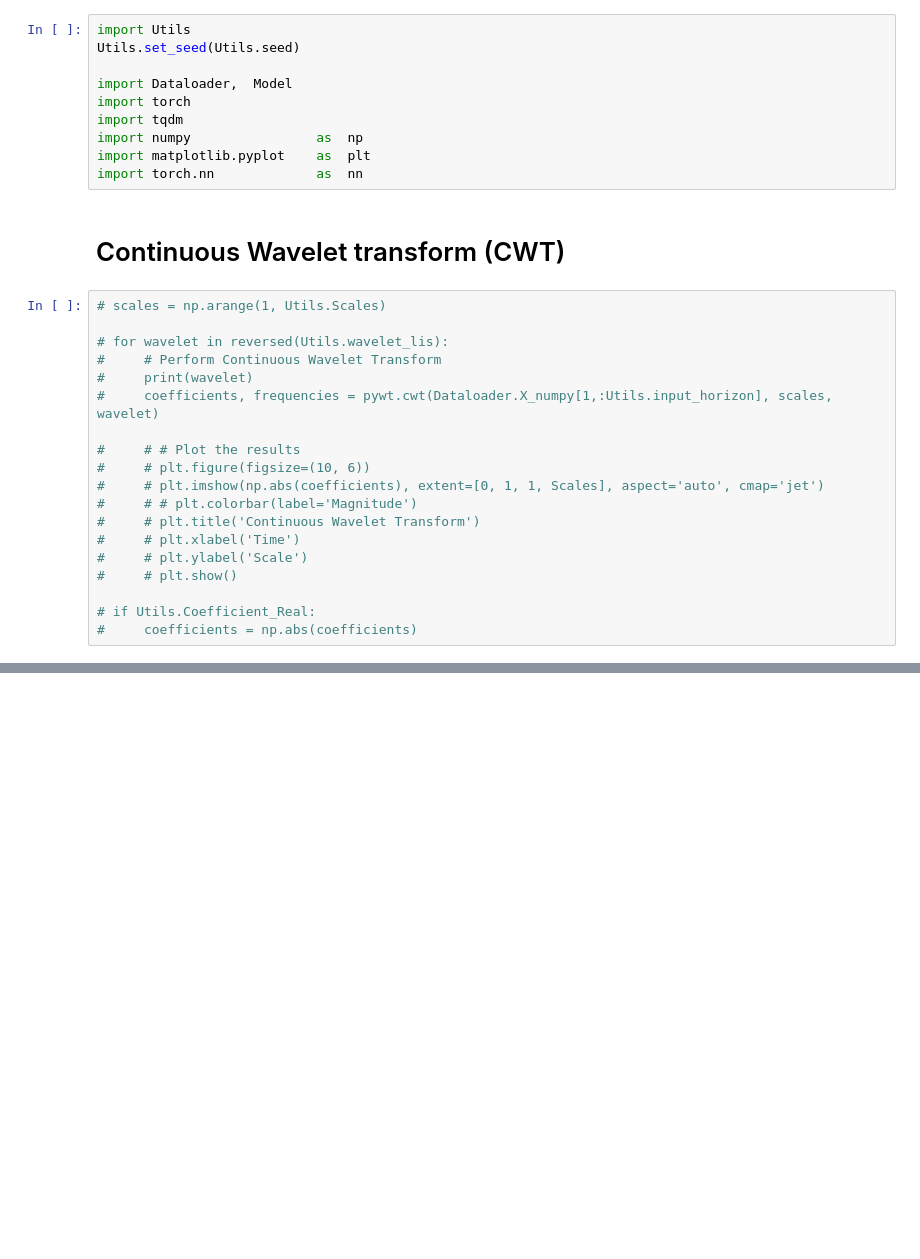
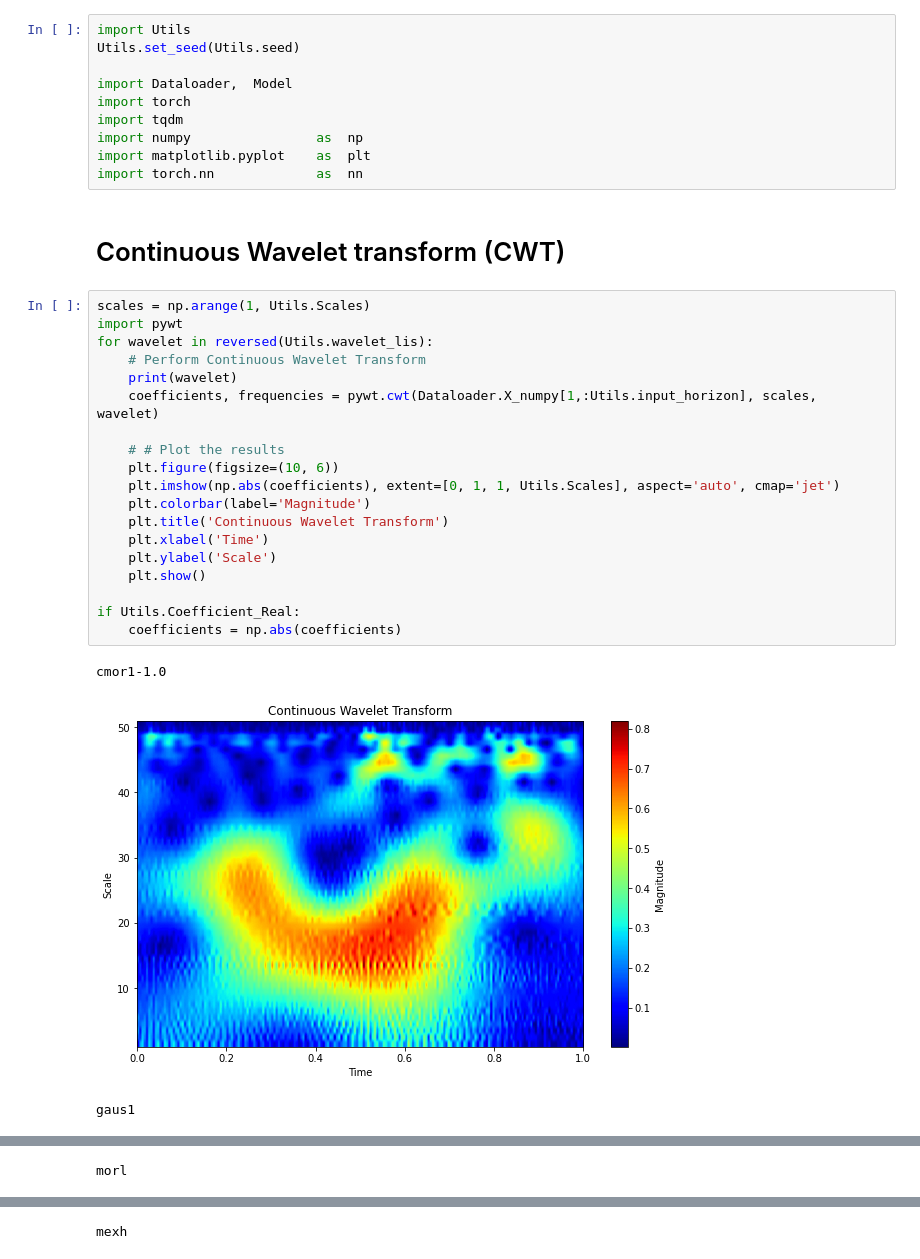
Before and after one commit to yriyazi/Enhanced-Gearbox-Fault-Diagnosis-with-Fusion-LSTM-CNN-Network-ISAV_2023, a Jupyter notebook: Train.ipynb, the cells around one changed output, grey strips where cells are left out. Saved outputs shown, nothing was run; the diff lists cells and outputs as text; blank space fills up the shorter version.

```diff
--- a/Train.ipynb
+++ b/Train.ipynb
@@ -11,21 +11,25 @@ import torch.nn             as  nn
 # %% [markdown]
 # Continuous Wavelet transform (CWT)
 # %%
-# scales = np.arange(1, Utils.Scales)
+scales = np.arange(1, Utils.Scales)
+import pywt
+for wavelet in reversed(Utils.wavelet_lis):
+    # Perform Continuous Wavelet Transform
+    print(wavelet)
+    coefficients, frequencies = pywt.cwt(Dataloader.X_numpy[1,:Utils.input_horizon], scales, wavelet)
 
-# for wavelet in reversed(Utils.wavelet_lis):
-#     # Perform Continuous Wavelet Transform
-#     print(wavelet)
-#     coefficients, frequencies = pywt.cwt(Dataloader.X_numpy[1,:Utils.input_horizon], scales, wavelet)
+    # # Plot the results
+    plt.figure(figsize=(10, 6))
+    plt.imshow(np.abs(coefficients), extent=[0, 1, 1, Utils.Scales], aspect='auto', cmap='jet')
+    plt.colorbar(label='Magnitude')
+    plt.title('Continuous Wavelet Transform')
+    plt.xlabel('Time')
+    plt.ylabel('Scale')
+    plt.show()
 
-#     # # Plot the results
-#     # plt.figure(figsize=(10, 6))
-#     # plt.imshow(np.abs(coefficients), extent=[0, 1, 1, Scales], aspect='auto', cmap='jet')
-#     # # plt.colorbar(label='Magnitude')
-#     # plt.title('Continuous Wavelet Transform')
-#     # plt.xlabel('Time')
-#     # plt.ylabel('Scale')
-#     # plt.show()
-
-# if Utils.Coefficient_Real:
-#     coefficients = np.abs(coefficients)
+if Utils.Coefficient_Real:
+    coefficients = np.abs(coefficients)
+# %% [output]
+cmor1-1.0
+[figure, added]
+gaus1
@@ -31,0 +37 @@ import torch.nn             as  nn
+morl
@@ -31,0 +39 @@ import torch.nn             as  nn
+mexh
```
Also changed, not shown: parts of 4 cells of this notebook, 6 other files.
